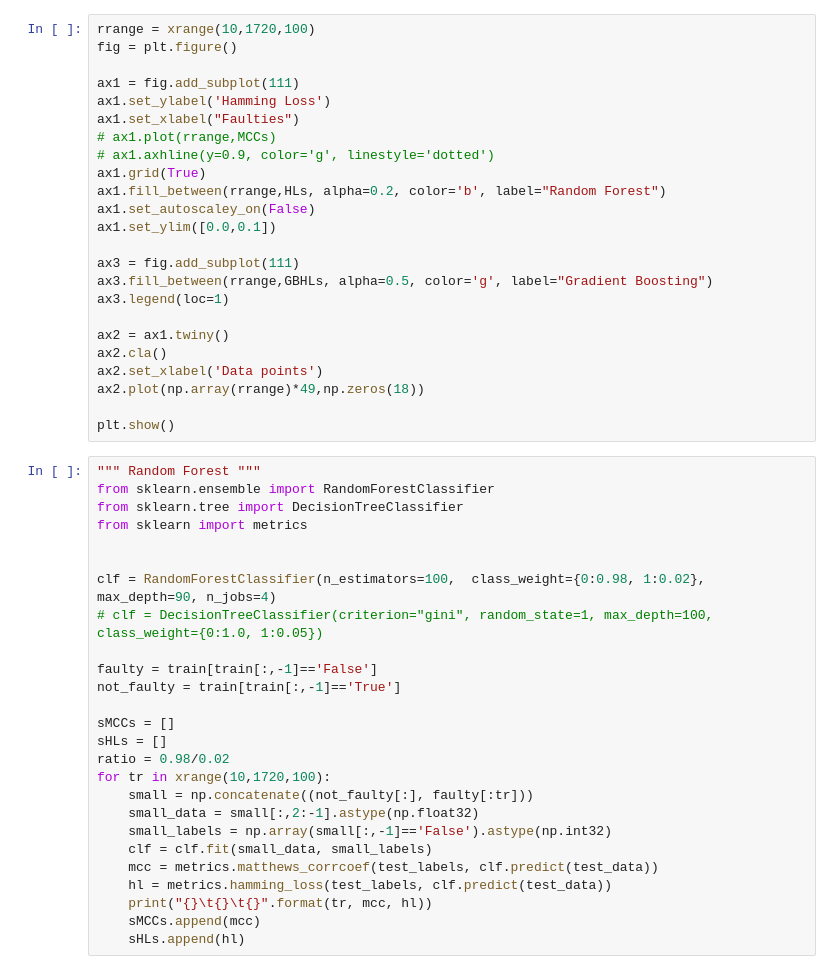
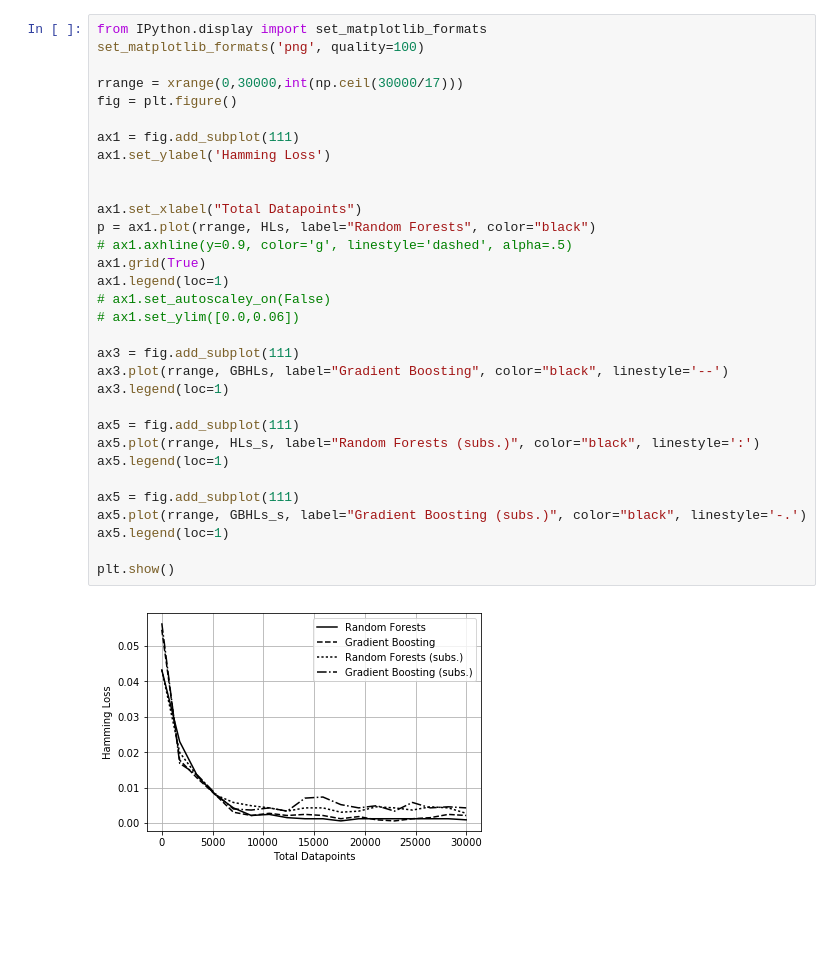
Before and after one commit to farshidtz/early-fault-detection, a Jupyter notebook: training/notebooks/evaluation.ipynb, the cells around one changed output. Drawn from its saved outputs; the diff is of its cells as text; blank space fills up the shorter version.

```diff
--- a/training/notebooks/evaluation.ipynb
+++ b/training/notebooks/evaluation.ipynb
@@ -198,50 +362,34 @@ plt.show()
 # %%
-rrange = xrange(10,1720,100)
+from IPython.display import set_matplotlib_formats
+set_matplotlib_formats('png', quality=100)
+
+rrange = xrange(0,30000,int(np.ceil(30000/17)))
 fig = plt.figure()
 
 ax1 = fig.add_subplot(111)
 ax1.set_ylabel('Hamming Loss')
-ax1.set_xlabel("Faulties")
-# ax1.plot(rrange,MCCs)
-# ax1.axhline(y=0.9, color='g', linestyle='dotted')
+
+
+ax1.set_xlabel("Total Datapoints")
+p = ax1.plot(rrange, HLs, label="Random Forests", color="black")
+# ax1.axhline(y=0.9, color='g', linestyle='dashed', alpha=.5)
 ax1.grid(True)
-ax1.fill_between(rrange,HLs, alpha=0.2, color='b', label="Random Forest")
-ax1.set_autoscaley_on(False)
-ax1.set_ylim([0.0,0.1])
+ax1.legend(loc=1)
+# ax1.set_autoscaley_on(False)
+# ax1.set_ylim([0.0,0.06])
 
 ax3 = fig.add_subplot(111)
-ax3.fill_between(rrange,GBHLs, alpha=0.5, color='g', label="Gradient Boosting")
+ax3.plot(rrange, GBHLs, label="Gradient Boosting", color="black", linestyle='--')
 ax3.legend(loc=1)
 
-ax2 = ax1.twiny()
-ax2.cla()
-ax2.set_xlabel('Data points')
-ax2.plot(np.array(rrange)*49,np.zeros(18))
+ax5 = fig.add_subplot(111)
+ax5.plot(rrange, HLs_s, label="Random Forests (subs.)", color="black", linestyle=':')
+ax5.legend(loc=1)
+
+ax5 = fig.add_subplot(111)
+ax5.plot(rrange, GBHLs_s, label="Gradient Boosting (subs.)", color="black", linestyle='-.')
+ax5.legend(loc=1)
 
 plt.show()
+# %% [output]
+[figure, added]
-# %%
-""" Random Forest """
-from sklearn.ensemble import RandomForestClassifier
-from sklearn.tree import DecisionTreeClassifier
-from sklearn import metrics
-
-
-clf = RandomForestClassifier(n_estimators=100,  class_weight={0:0.98, 1:0.02}, max_depth=90, n_jobs=4)
-# clf = DecisionTreeClassifier(criterion="gini", random_state=1, max_depth=100,  class_weight={0:1.0, 1:0.05})
-
-faulty = train[train[:,-1]=='False']
-not_faulty = train[train[:,-1]=='True']
-
-sMCCs = []
-sHLs = []
-ratio = 0.98/0.02
-for tr in xrange(10,1720,100):
-    small = np.concatenate((not_faulty[:], faulty[:tr]))
-    small_data = small[:,2:-1].astype(np.float32)
-    small_labels = np.array(small[:,-1]=='False').astype(np.int32)
-    clf = clf.fit(small_data, small_labels)
-    mcc = metrics.matthews_corrcoef(test_labels, clf.predict(test_data))
-    hl = metrics.hamming_loss(test_labels, clf.predict(test_data))
-    print("{}\t{}\t{}".format(tr, mcc, hl))
-    sMCCs.append(mcc)
-    sHLs.append(hl)
```
Also changed, not shown: parts of 15 cells of this notebook, 1 other file.
